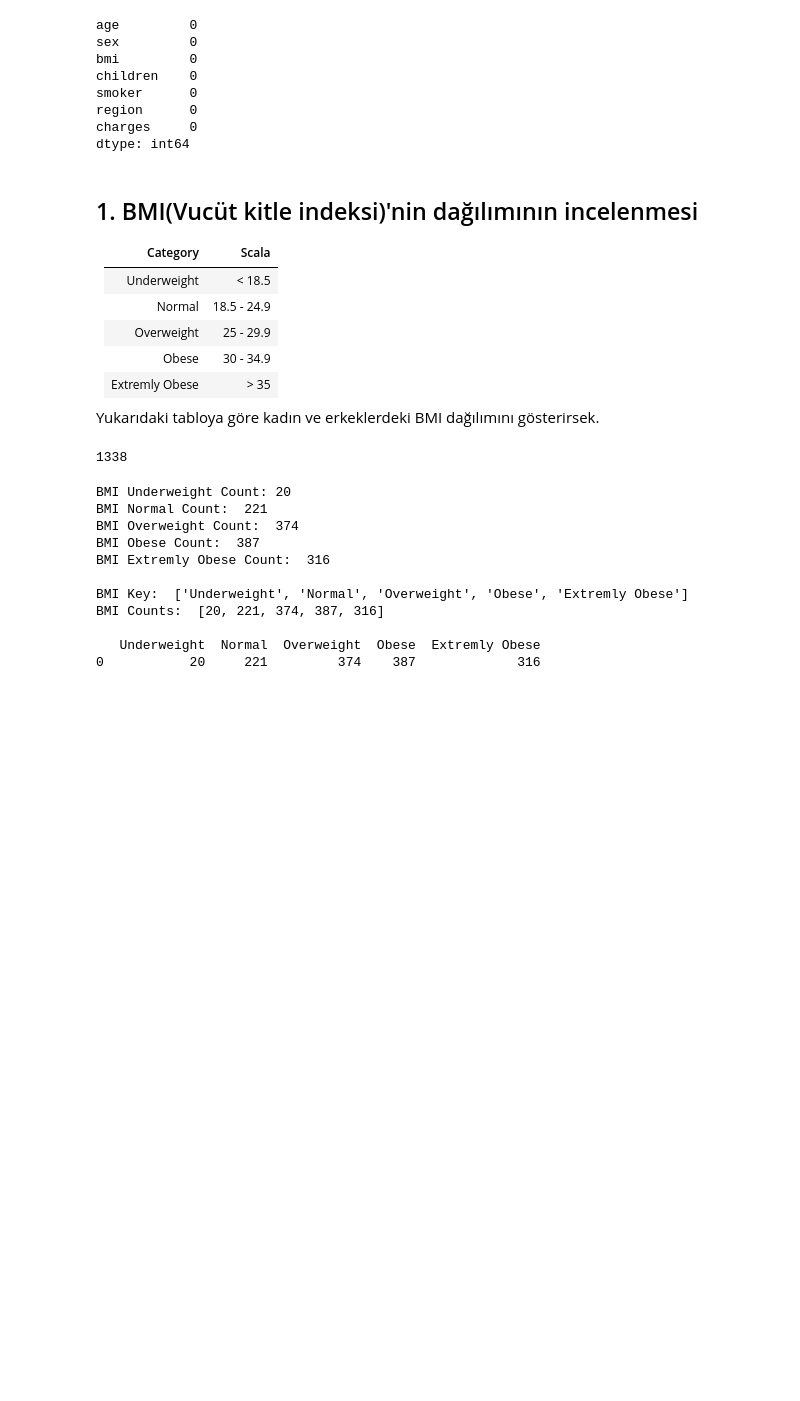
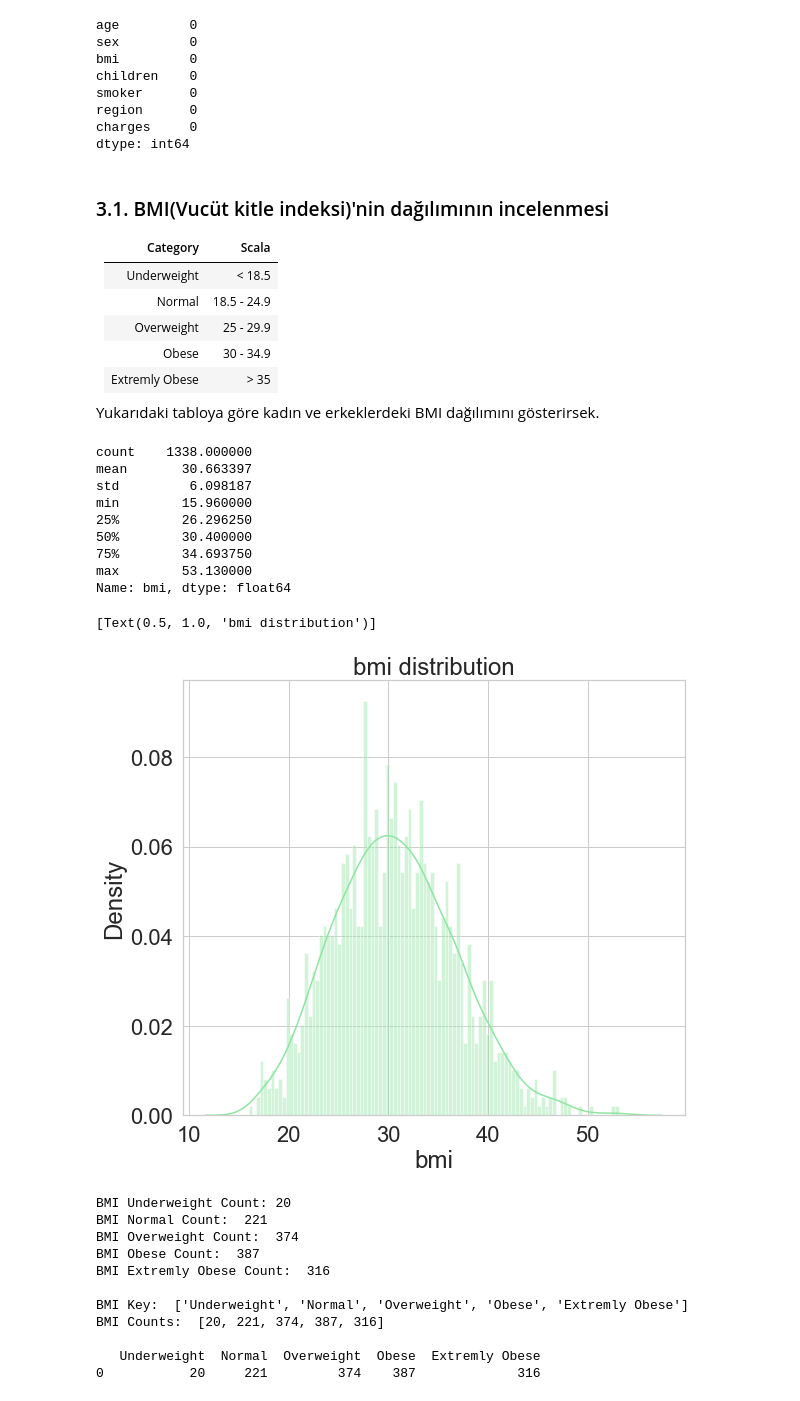
Before and after one commit to hakanceran64/AI_Summer_Camp_Medical_Cost_Analysis, a Jupyter notebook: medical_cost.ipynb, the cells around one changed output. Saved outputs shown, nothing was run; the diff lists cells and outputs as text; code cells hidden in the pictures; blank space fills up the shorter version.

```diff
--- a/medical_cost.ipynb
+++ b/medical_cost.ipynb
@@ -36,7 +39,7 @@ region      0
 charges     0
 dtype: int64
 # %% [markdown]
-## 1. BMI(Vucüt kitle indeksi)'nin dağılımının incelenmesi
+### 3.1. BMI(Vucüt kitle indeksi)'nin dağılımının incelenmesi
 
 | Category | Scala |
 |---|---|
@@ -47,10 +50,22 @@ dtype: int64
 | Extremly Obese | > 35 |
 
 Yukarıdaki tabloya göre kadın ve erkeklerdeki BMI dağılımını gösterirsek.
-# %%
-df_insurance["bmi"].count()
-# %% [output]
-1338
+# %%
+print(df_insurance['bmi'].describe())
+plt.figure(figsize=(9, 8))
+sns.distplot(df_insurance['bmi'], color='g', bins=100).set(title='bmi distribution')
+# %% [output]
+count    1338.000000
+mean       30.663397
+std         6.098187
+min        15.960000
+25%        26.296250
+50%        30.400000
+75%        34.693750
+max        53.130000
+Name: bmi, dtype: float64
+[Text(0.5, 1.0, 'bmi distribution')]
+[figure, added]
 # %%
 
 bmi_underweight = (df_insurance["bmi"] < 18.5).sum()
```
Also changed, not shown: parts of 21 cells of this notebook.
